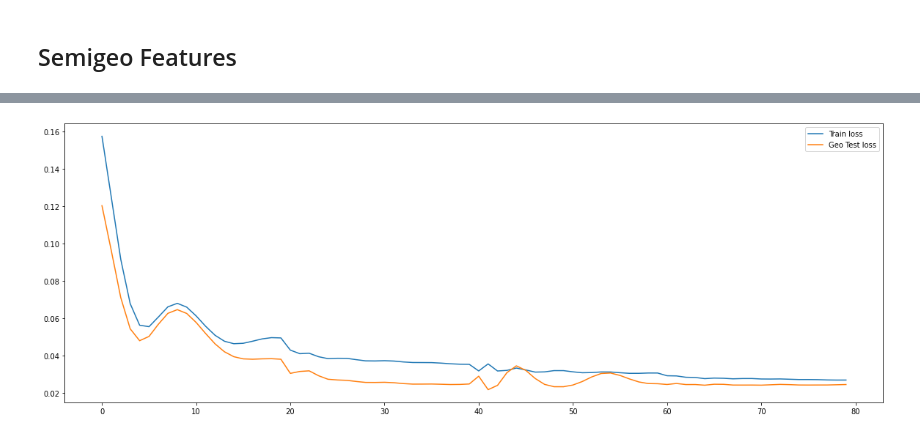
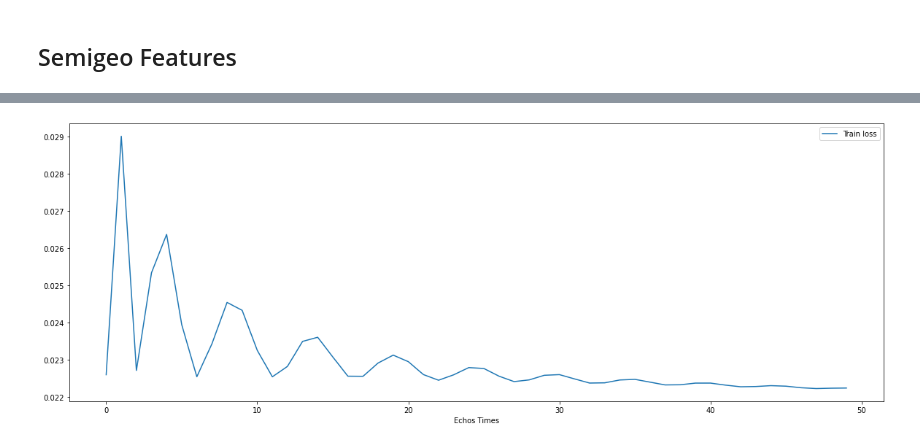
Before and after one commit to sevewing/WindmillPrediction, a Jupyter notebook: SH_SC_TRAIN.ipynb, the cells around one changed output, grey strips where cells are left out. Cells and saved outputs as stored; diff of their text form; code cells hidden in the pictures.

```diff
--- a/SH_SC_TRAIN.ipynb
+++ b/SH_SC_TRAIN.ipynb
@@ -166,9 +238,2 @@ myplot.model_loss({"Train loss":train_hist_geo, "Geo Test loss": test_hist_geo},
 # %% [markdown]
 ## Semigeo Features
-# %%
-semigeo_cols = ['Capacity_kw','Navhub_height', 'Rotor_diameter',
-'Slope', 'Aspect', 'Roughness',
-'hws_u_wsr','hws_v_wsr','hws_uv_wsr','hws_uv_wsr^2','hws_uv_wsr^3','htmp_exp',
-'hws_uv_wsr_q0.1','hws_uv_wsr_q0.5','hws_uv_wsr_q0.9',
-'m1', 'm2', 'm3', 'm4', 'm5', 'm6', 'm7', 'm8', 'm9', 'm10', 'm11', 'm12',
-'h0', 'h1', 'h2', 'h3', 'h4', 'h5', 'h6', 'h7', 'h8', 'h9', 'h10', 'h11', 'h12', 'h13', 'h14', 'h15', 'h16', 'h17', 'h18', 'h19', 'h20', 'h21', 'h22', 'h23']
@@ -175,7 +245,3 @@ semigeo_cols = ['Capacity_kw','Navhub_height', 'Rotor_diameter',
 # %%
-model_semigeo = MLP_Regression(
-  input_size=51,
-  hidden_size=1000
-)
-model_semigeo, train_hist_semigeo, test_hist_semigeo = timeseries_kfold_validation_training(df=df_train, features=semigeo_cols, target=target, n_groups=n_groups, model=model_semigeo, lr=lr, num_epochs=num_epochs, save_name=path+"semigeo_model.pth")
+k_scores = timeseries_kfold_validation_training(df=df_train, features=semigeo_cols, target=target, n_groups=n_groups, model=model_semigeo, lr=lr, num_epochs=num_epochs)
 # %% [output]
@@ -193,0 +272,11 @@ Epoch 19 train loss: 0.026770181953907013 test loss: 0.02438407391309738
+# %%
+x_train, y_train = df_train[semigeo_cols].values, df_train[target].values
+x_train_tensor = torch.tensor(x_train, dtype = torch.float)
+y_train_tensor = torch.tensor(y_train, dtype = torch.float)
+# %%
+model_semigeo, train_hist_semigeo, _ = train_model(model_semigeo,
+                                            lr,
+                                            num_epochs,
+                                            x_train_tensor,
+                                            y_train_tensor,
+                                            save_name=path+"semigeo_model.pth")
@@ -194,4 +289,4 @@ Epoch 19 train loss: 0.026770181953907013 test loss: 0.02438407391309738
 # %%
-myplot.model_loss({"Train loss":train_hist_semigeo, "Geo Test loss": test_hist_semigeo}, save_name=path+"semigeo_loss.png")
+myplot.model_loss({"Train loss":train_hist_semigeo}, save_name=path+"semigeo_loss.png")
 # %% [output]
-[figure, old version]
+[figure, new version]
```
Also changed, not shown: parts of 37 cells of this notebook, 13 other files.
